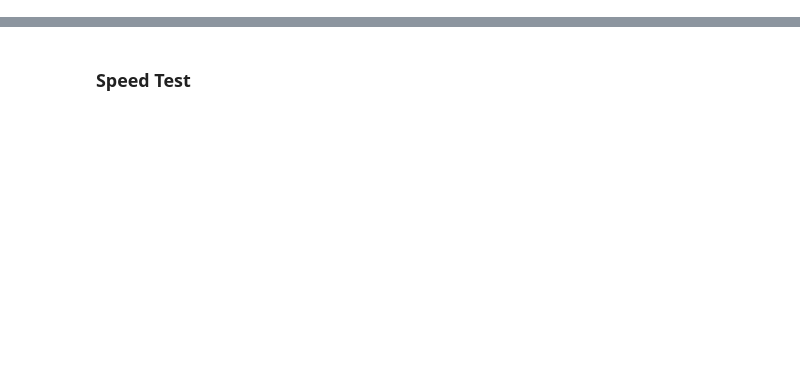
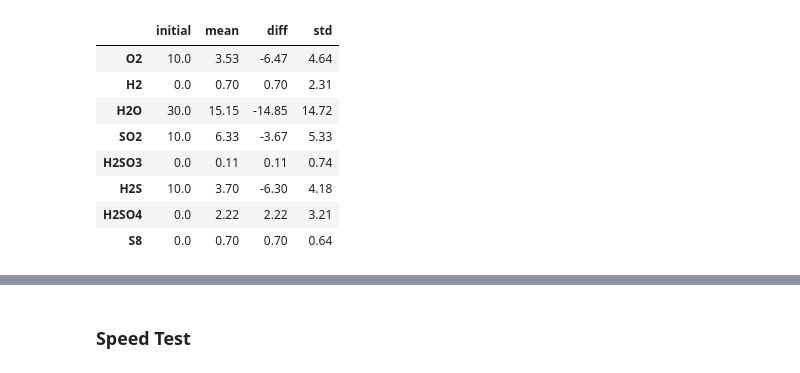
Before and after one commit to equinor/arcs, a Jupyter notebook: examples/example1.ipynb, the cells around one changed output, grey strips where cells are left out. Saved outputs shown, nothing was run; the diff lists cells and outputs as text; code cells hidden in the pictures; blank space fills up the shorter version.

```diff
--- a/examples/example1.ipynb
+++ b/examples/example1.ipynb
@@ -21,0 +13,17 @@ data = t.sample(initial_concentrations=gic,ncpus=10,nsamples=1000)
+# %%
+from arcs.traversal import Traversal
+from arcs.generate import GenerateInitialConcentrations
+
+gic = GenerateInitialConcentrations(graph=graph).update_ic(
+    {'H2O':30,'O2':10,'SO2':10,'H2S':10,'NO2':0}
+    #{'H2O':30,'O2':10,'SO2':10,'H2S':10,'NO2':10}
+    #{'H2O':30,'SO2':10}
+    )
+
+t = Traversal(graph=graph)
+
+t.rank_small_reactions_higher = {'option':True,'by_coefficients':True}
+
+print(t.rank_small_reactions_higher)
+
+data = t.sample(initial_concentrations=gic,ncpus=10,nsamples=1000,progress_bar=True)
@@ -21,0 +56,14 @@ data = t.sample(initial_concentrations=gic,ncpus=10,nsamples=1000)
+# %%
+average_data = analysis.average_sampling(data)
+average_data = average_data.loc[~(average_data==0).all(axis=1)]
+average_data.round(2)
+# %% [output]
+|  | initial | mean | diff | std |
+| O2 | 10.0 | 3.53 | -6.47 | 4.64 |
+| H2 | 0.0 | 0.70 | 0.70 | 2.31 |
+| H2O | 30.0 | 15.15 | -14.85 | 14.72 |
+| SO2 | 10.0 | 6.33 | -3.67 | 5.33 |
+| H2SO3 | 0.0 | 0.11 | 0.11 | 0.74 |
+| H2S | 10.0 | 3.70 | -6.30 | 4.18 |
+| H2SO4 | 0.0 | 2.22 | 2.22 | 3.21 |
+| S8 | 0.0 | 0.70 | 0.70 | 0.64 |
```
Also changed, not shown: parts of 20 cells of this notebook, 3 other files.
